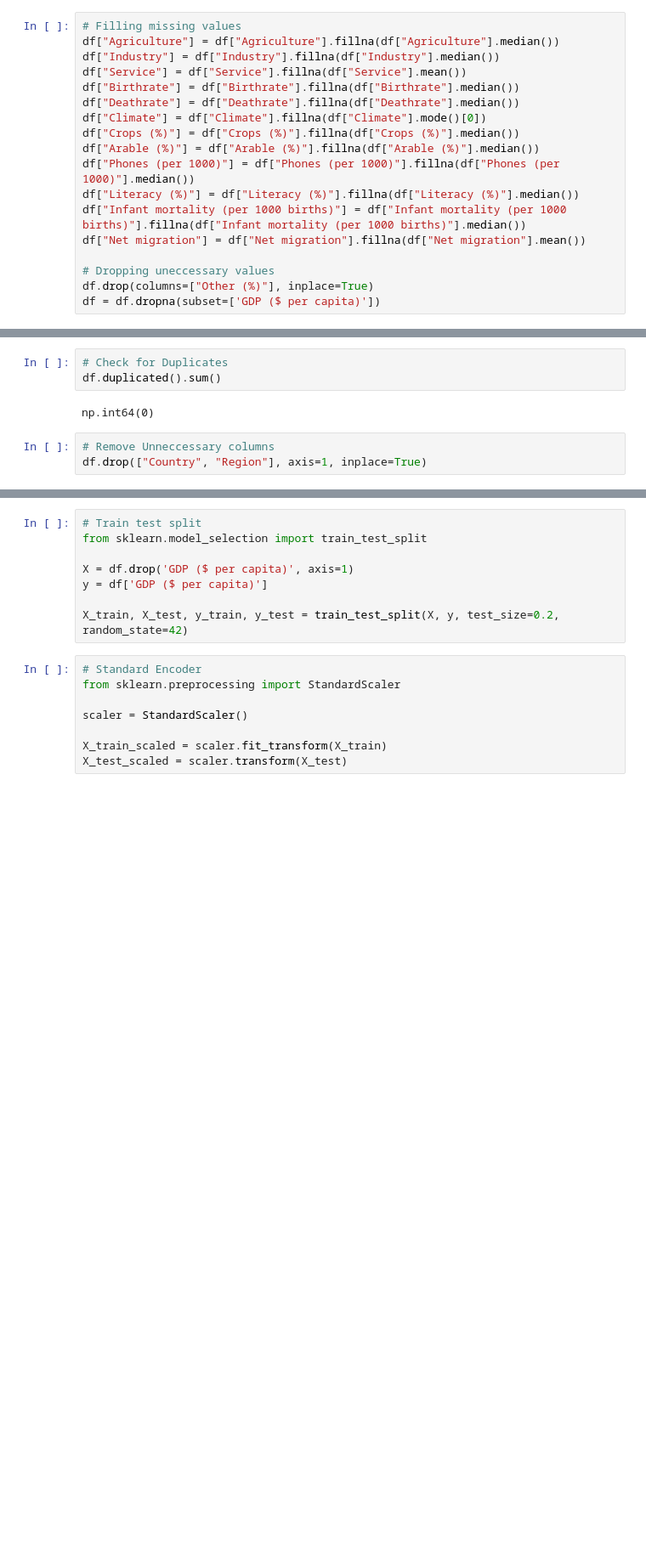
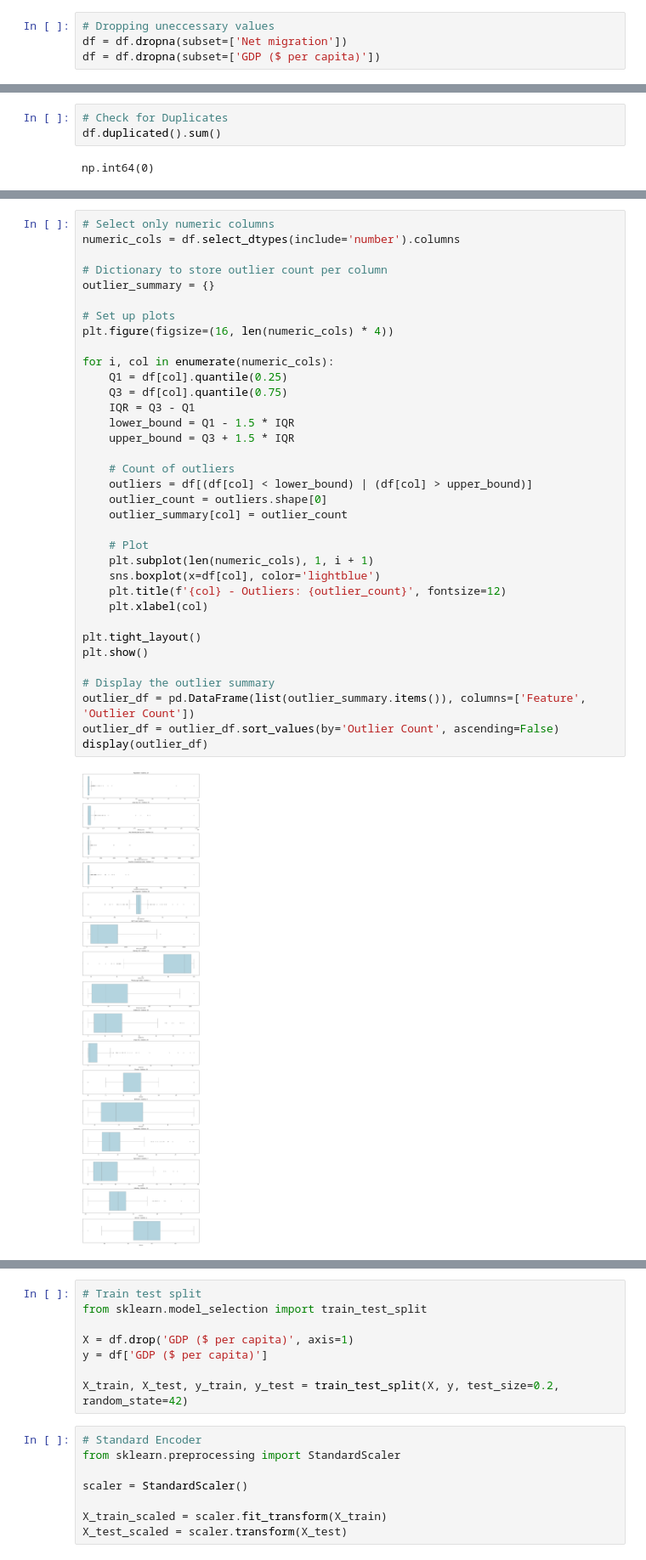
Before and after one commit to ujjwal-hirwani/GDP-per-capita-prediction, a Jupyter notebook: training/GDP_per_capita_prediction_analysis.ipynb, the cells around one changed output, grey strips where cells are left out. Shown at 85% size. Saved outputs shown, nothing was run; the diff lists cells and outputs as text; blank space fills up the shorter version.

Commit message:
Completed till Step 10: Handling Outliers
Completed Bivariate, Multivariate and Descriptive analysis. Started data preprocessing.

```diff
--- a/training/GDP_per_capita_prediction_analysis.ipynb
+++ b/training/GDP_per_capita_prediction_analysis.ipynb
@@ -312,20 +403,6 @@ dtype: int64
 # %%
-# Filling missing values
-df["Agriculture"] = df["Agriculture"].fillna(df["Agriculture"].median())
-df["Industry"] = df["Industry"].fillna(df["Industry"].median())
-df["Service"] = df["Service"].fillna(df["Service"].mean())
-df["Birthrate"] = df["Birthrate"].fillna(df["Birthrate"].median())
-df["Deathrate"] = df["Deathrate"].fillna(df["Deathrate"].median())
-df["Climate"] = df["Climate"].fillna(df["Climate"].mode()[0])
-df["Crops (%)"] = df["Crops (%)"].fillna(df["Crops (%)"].median())
-df["Arable (%)"] = df["Arable (%)"].fillna(df["Arable (%)"].median())
-df["Phones (per 1000)"] = df["Phones (per 1000)"].fillna(df["Phones (per 1000)"].median())
-df["Literacy (%)"] = df["Literacy (%)"].fillna(df["Literacy (%)"].median())
-df["Infant mortality (per 1000 births)"] = df["Infant mortality (per 1000 births)"].fillna(df["Infant mortality (per 1000 births)"].median())
-df["Net migration"] = df["Net migration"].fillna(df["Net migration"].mean())
-
 # Dropping uneccessary values
-df.drop(columns=["Other (%)"], inplace=True)
+df = df.dropna(subset=['Net migration'])
 df = df.dropna(subset=['GDP ($ per capita)'])
 # %%
 df.isnull().sum()
@@ -352,6 +430,3 @@ dtype: int64
 df.duplicated().sum()
 # %% [output]
 np.int64(0)
-# %%
-# Remove Unneccessary columns
-df.drop(["Country", "Region"], axis=1, inplace=True)
@@ -357,0 +435,37 @@ df.drop(["Country", "Region"], axis=1, inplace=True)
+# %%
+# Select only numeric columns
+numeric_cols = df.select_dtypes(include='number').columns
+
+# Dictionary to store outlier count per column
+outlier_summary = {}
+
+# Set up plots
+plt.figure(figsize=(16, len(numeric_cols) * 4))
+
+for i, col in enumerate(numeric_cols):
+    Q1 = df[col].quantile(0.25)
+    Q3 = df[col].quantile(0.75)
+    IQR = Q3 - Q1
+    lower_bound = Q1 - 1.5 * IQR
+    upper_bound = Q3 + 1.5 * IQR
+
+    # Count of outliers
+    outliers = df[(df[col] < lower_bound) | (df[col] > upper_bound)]
+    outlier_count = outliers.shape[0]
+    outlier_summary[col] = outlier_count
+
+    # Plot
+    plt.subplot(len(numeric_cols), 1, i + 1)
+    sns.boxplot(x=df[col], color='lightblue')
+    plt.title(f'{col} - Outliers: {outlier_count}', fontsize=12)
+    plt.xlabel(col)
+
+plt.tight_layout()
+plt.show()
+
+# Display the outlier summary
+outlier_df = pd.DataFrame(list(outlier_summary.items()), columns=['Feature', 'Outlier Count'])
+outlier_df = outlier_df.sort_values(by='Outlier Count', ascending=False)
+display(outlier_df)
+# %% [output]
+[figure, added]
```
Also changed, not shown: parts of 23 cells of this notebook.
